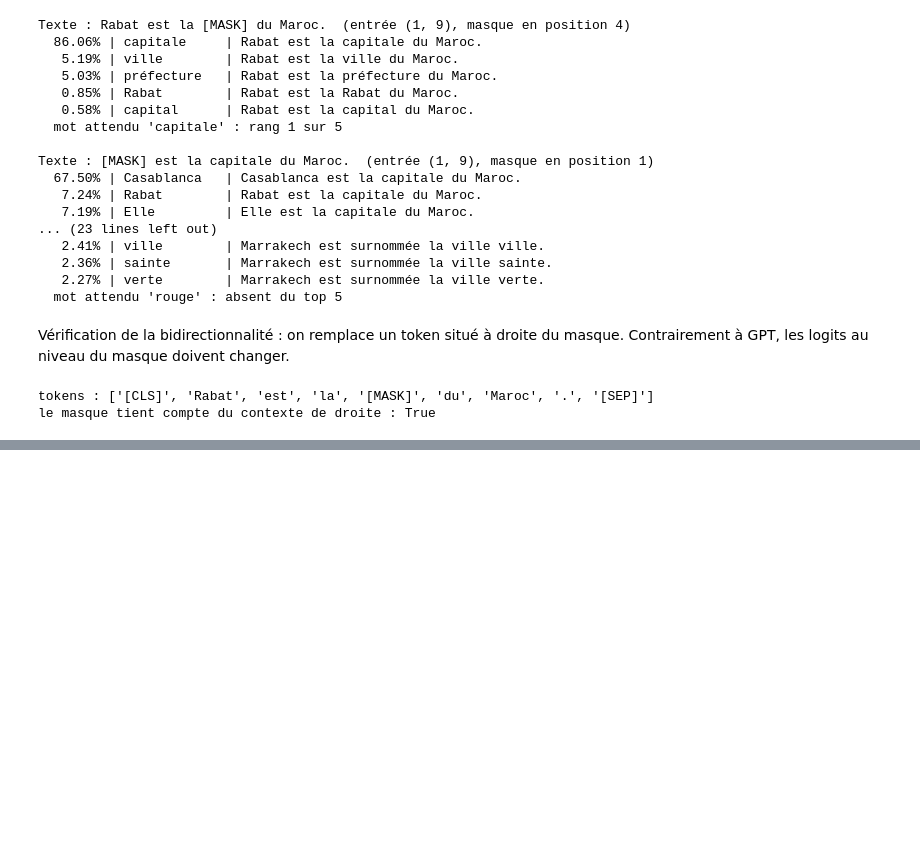
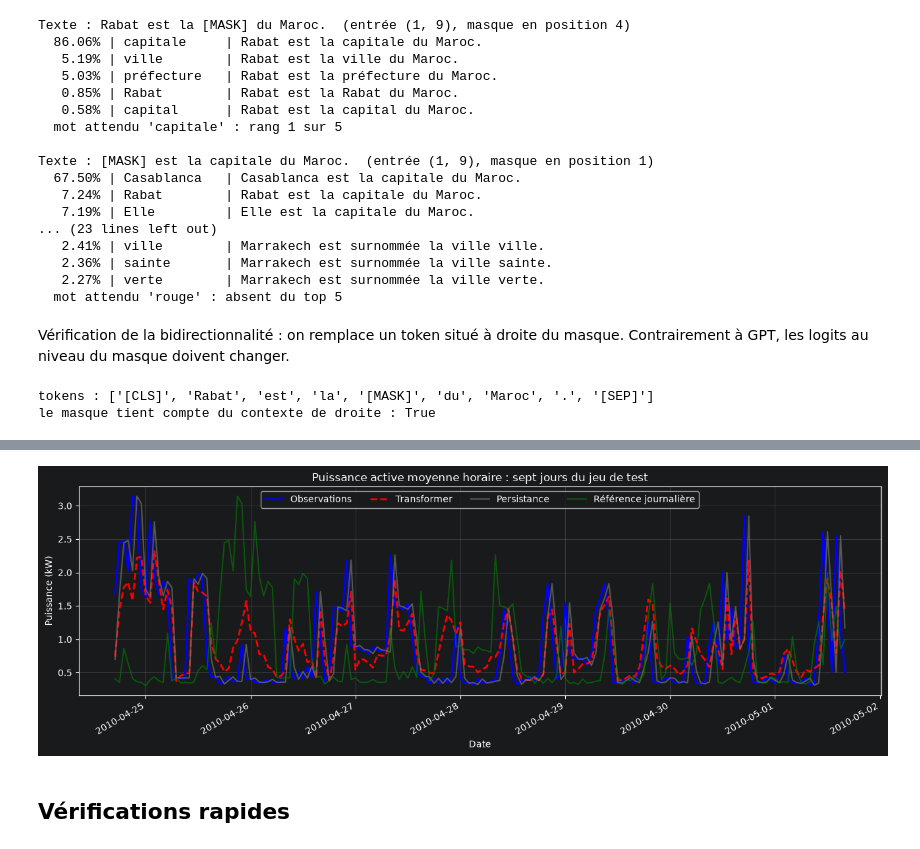
Before and after one commit to MostafaHDfMeR/TP_N4_Architecture-Transformer, a Jupyter notebook: Architecture Transformer.ipynb, the cells around one changed output, grey strips where cells are left out. Drawn from its saved outputs; the diff is of its cells as text; code cells hidden in the pictures; blank space fills up the shorter version.

```diff
--- a/Architecture Transformer.ipynb
+++ b/Architecture Transformer.ipynb
@@ -670,0 +984,40 @@ le masque tient compte du contexte de droite : True
+# %%
+# Sept jours consécutifs du test, heure par heure (168 cibles sans trou).
+idx_test = idx_cibles[test_mask]
+consecutifs = np.diff(idx_test) == 1
+
+
+def debut_bloc(longueur=168):
+    # Premier indice k tel que idx_test[k : k + longueur] soit une suite sans trou.
+    run = 0
+    for k, ok in enumerate(consecutifs):
+        run = run + 1 if ok else 0
+        if run >= longueur - 1:
+            return k - (longueur - 2)
+    return None
+
+
+debut = debut_bloc(168)
+if debut is None:
+    print("Pas de bloc de 168 heures consécutives dans le test.")
+else:
+    sel = slice(debut, debut + 168)
+    dates = serie.index[idx_test[sel]]
+
+    plt.figure(figsize=(13, 4.5))
+    plt.plot(dates, reel_kw[sel], label="Observations", color="blue", linewidth=2)
+    plt.plot(dates, pred_transfo[sel], label="Transformer", color="red", linestyle="--", linewidth=2)
+    plt.plot(dates, pred_persistance[sel], label="Persistance", color="gray", alpha=0.6)
+    plt.plot(dates, pred_journaliere[sel], label="Référence journalière", color="green", alpha=0.6)
+    plt.title("Puissance active moyenne horaire : sept jours du jeu de test")
+    plt.xlabel("Date")
+    plt.ylabel("Puissance (kW)")
+    plt.legend(ncol=4, loc="upper center")
+    plt.grid(True, alpha=0.3)
+    plt.gcf().autofmt_xdate()
+    plt.tight_layout()
+    plt.show()
+# %% [output]
+[figure, added]
+# %% [markdown]
+## Vérifications rapides
```
Also changed, not shown: parts of 13 cells of this notebook, 1 other file.
